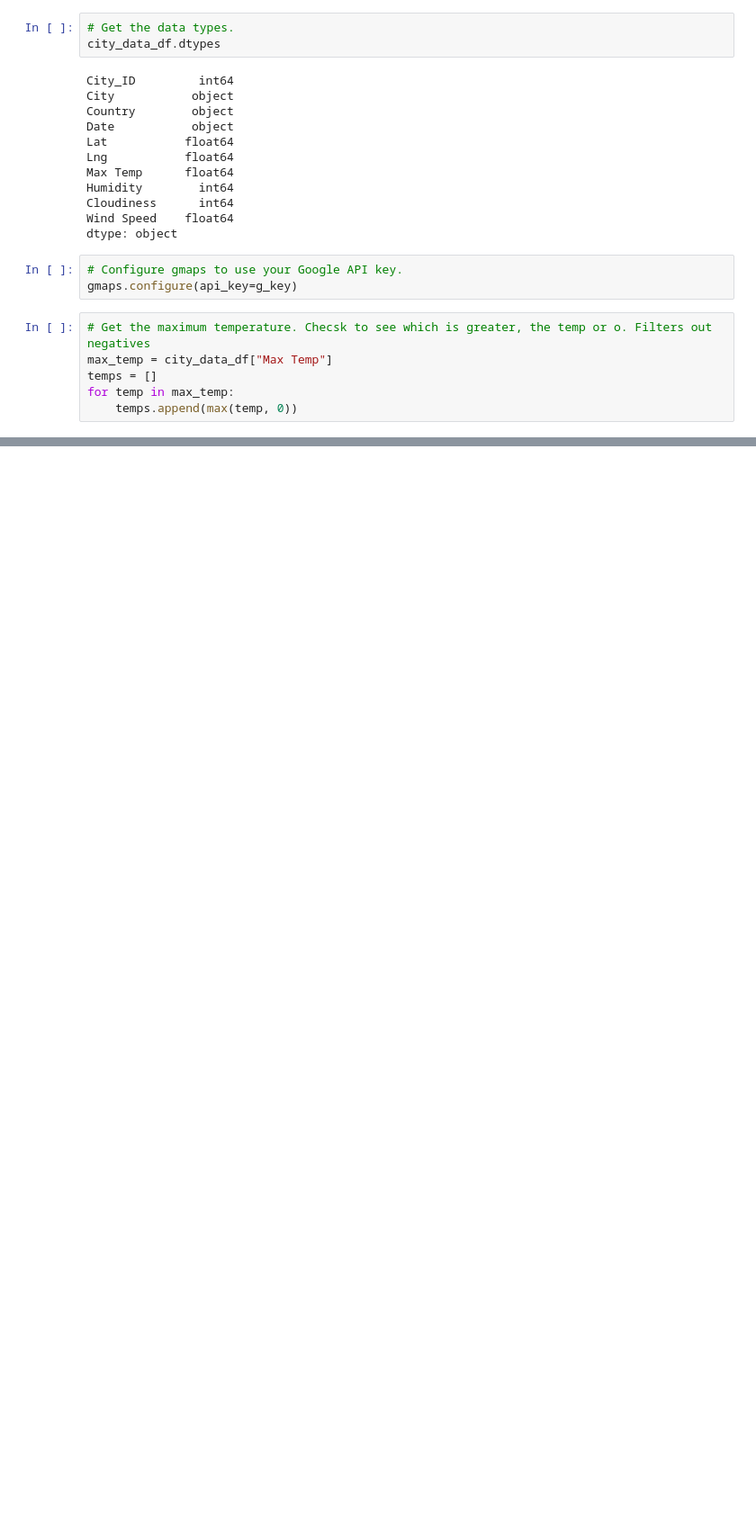
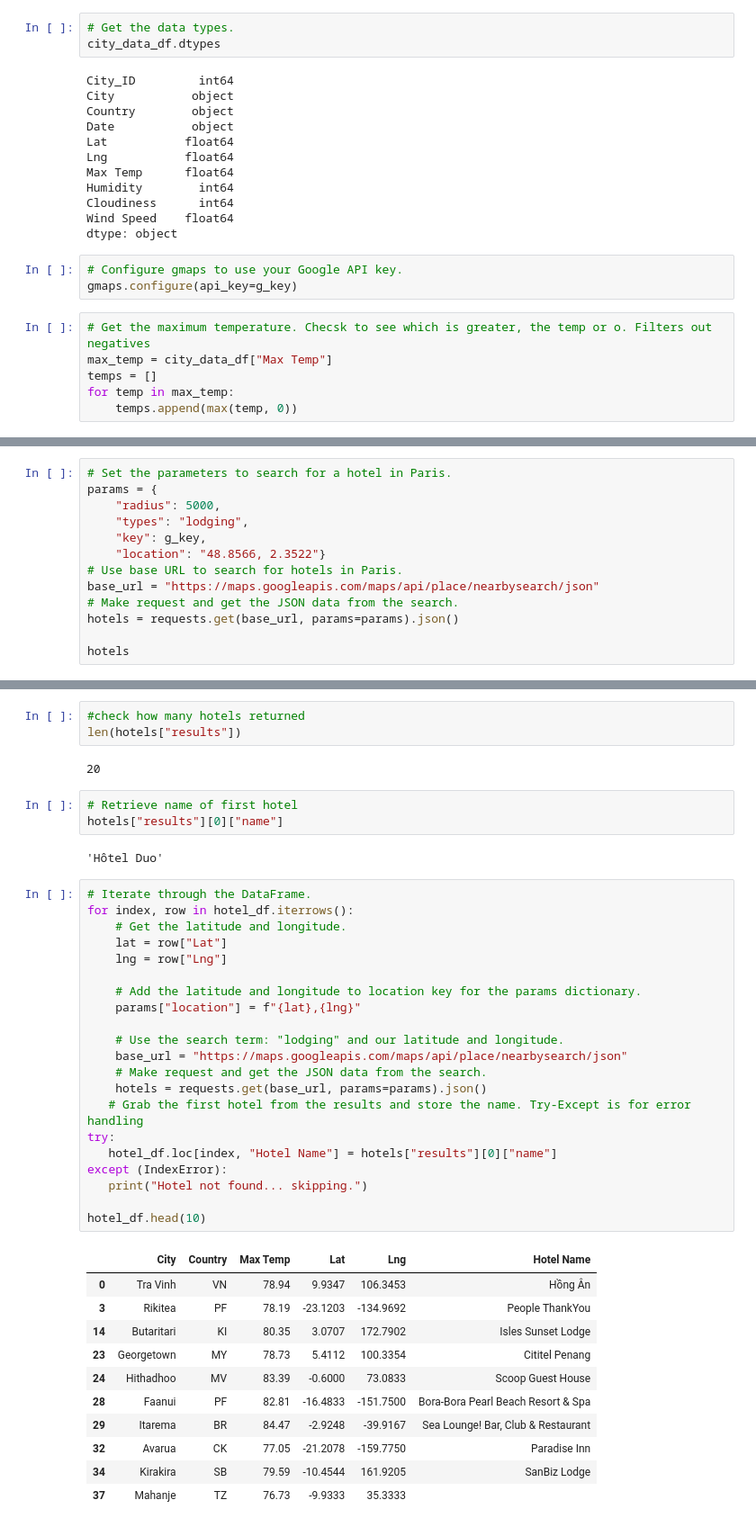
Before and after one commit to JleMxe/World_Weather_Analysis, a Jupyter notebook: VacationPy.ipynb, the cells around one changed output, grey strips where cells are left out. Shown: that part at 90% size. Saved outputs shown, nothing was run; the diff lists cells and outputs as text; blank space fills up the shorter version.

```diff
--- a/VacationPy.ipynb
+++ b/VacationPy.ipynb
@@ -64,0 +236,13 @@ fig
+# %%
+# Set the parameters to search for a hotel in Paris.
+params = {
+    "radius": 5000,
+    "types": "lodging",
+    "key": g_key,
+    "location": "48.8566, 2.3522"}
+# Use base URL to search for hotels in Paris.
+base_url = "https://maps.googleapis.com/maps/api/place/nearbysearch/json"
+# Make request and get the JSON data from the search.
+hotels = requests.get(base_url, params=params).json()
+
+hotels
@@ -64,0 +267,43 @@ fig
+# %%
+#check how many hotels returned
+len(hotels["results"])
+# %% [output]
+20
+# %%
+# Retrieve name of first hotel
+hotels["results"][0]["name"]
+# %% [output]
+'Hôtel Duo'
+# %%
+# Iterate through the DataFrame.
+for index, row in hotel_df.iterrows():
+    # Get the latitude and longitude.
+    lat = row["Lat"]
+    lng = row["Lng"]
+
+    # Add the latitude and longitude to location key for the params dictionary.
+    params["location"] = f"{lat},{lng}"
+
+    # Use the search term: "lodging" and our latitude and longitude.
+    base_url = "https://maps.googleapis.com/maps/api/place/nearbysearch/json"
+    # Make request and get the JSON data from the search.
+    hotels = requests.get(base_url, params=params).json()
+   # Grab the first hotel from the results and store the name. Try-Except is for error handling
+try:
+   hotel_df.loc[index, "Hotel Name"] = hotels["results"][0]["name"]
+except (IndexError):
+   print("Hotel not found... skipping.")
+
+hotel_df.head(10)
+# %% [output]
+|  | City | Country | Max Temp | Lat | Lng | Hotel Name |
+| 0 | Tra Vinh | VN | 78.94 | 9.9347 | 106.3453 | Hồng Ân |
+| 3 | Rikitea | PF | 78.19 | -23.1203 | -134.9692 | People ThankYou |
+| 14 | Butaritari | KI | 80.35 | 3.0707 | 172.7902 | Isles Sunset Lodge |
+| 23 | Georgetown | MY | 78.73 | 5.4112 | 100.3354 | Cititel Penang |
+| 24 | Hithadhoo | MV | 83.39 | -0.6000 | 73.0833 | Scoop Guest House |
+| 28 | Faanui | PF | 82.81 | -16.4833 | -151.7500 | Bora-Bora Pearl Beach Resort & Spa |
+| 29 | Itarema | BR | 84.47 | -2.9248 | -39.9167 | Sea Lounge! Bar, Club & Restaurant |
+| 32 | Avarua | CK | 77.05 | -21.2078 | -159.7750 | Paradise Inn |
+| 34 | Kirakira | SB | 79.59 | -10.4544 | 161.9205 | SanBiz Lodge |
+| 37 | Mahanje | TZ | 76.73 | -9.9333 | 35.3333 |  |
```
Also changed, not shown: parts of 20 cells of this notebook.
